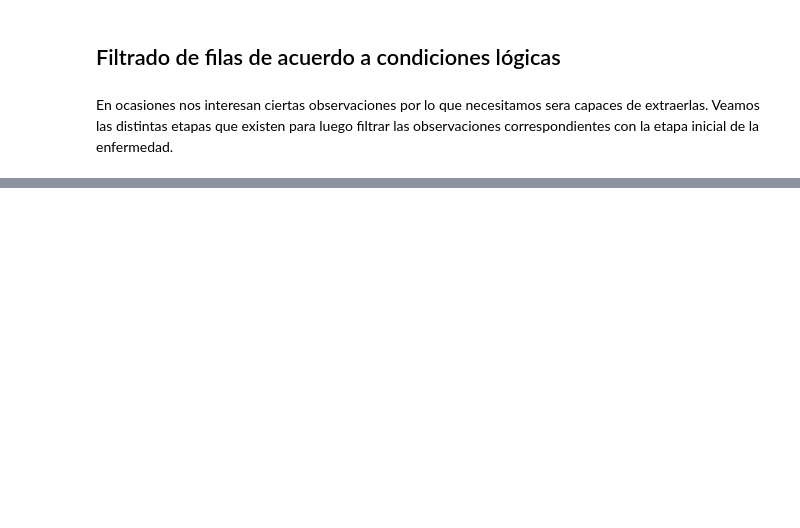
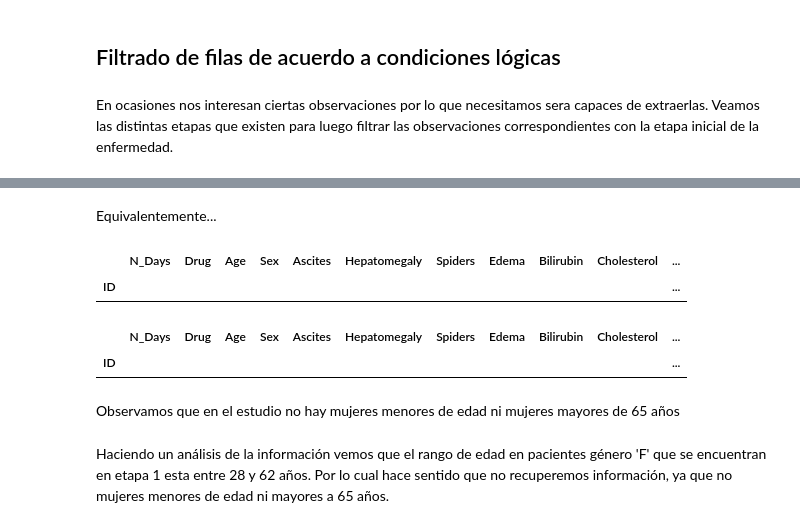
Before and after one commit to Grim1004/DMEMCDM1, a Jupyter notebook: python/cirrosis.ipynb, the cells around one changed output, grey strips where cells are left out. Saved outputs shown, nothing was run; the diff lists cells and outputs as text; code cells hidden in the pictures; blank space fills up the shorter version.

```diff
--- a/python/cirrosis.ipynb
+++ b/python/cirrosis.ipynb
@@ -260,0 +369,19 @@ En ocasiones nos interesan ciertas observaciones por lo que necesitamos sera cap
+# %% [markdown]
+Equivalentemente...
+# %%
+# Encontrar mujeres que no están en edad laboral (menores de 18 o mayores de 65) en etapas de cirrosis menores a la etapa 2 (sin usar máscaras intermedias)
+cirrosis[(cirrosis['Stage'] < 2) & ((cirrosis['Age'] / 365 < 18) | (cirrosis['Age'] / 365 > 65)) & (cirrosis['Sex'] == 'F')]
+# %% [output]
+|  | N_Days | Drug | Age | Sex | Ascites | Hepatomegaly | Spiders | Edema | Bilirubin | Cholesterol | ... |
+| ID |  |  |  |  |  |  |  |  |  |  | ... |
+# %%
+# ¿Qué resultados arrojan ambas formas de filtrar
+cirrosis_F_no_laboral
+# %% [output]
+|  | N_Days | Drug | Age | Sex | Ascites | Hepatomegaly | Spiders | Edema | Bilirubin | Cholesterol | ... |
+| ID |  |  |  |  |  |  |  |  |  |  | ... |
+# %% [markdown]
+
+Observamos que en el estudio no hay mujeres menores de edad ni mujeres mayores de 65 años
+# %% [markdown]
+Haciendo un análisis de la información vemos que el rango de edad en pacientes género 'F' que se encuentran en etapa 1 esta entre 28 y 62 años. Por lo cual hace sentido que no recuperemos información, ya que no mujeres menores de edad ni mayores a 65 años.
```
Also changed, not shown: parts of 32 cells of this notebook.
